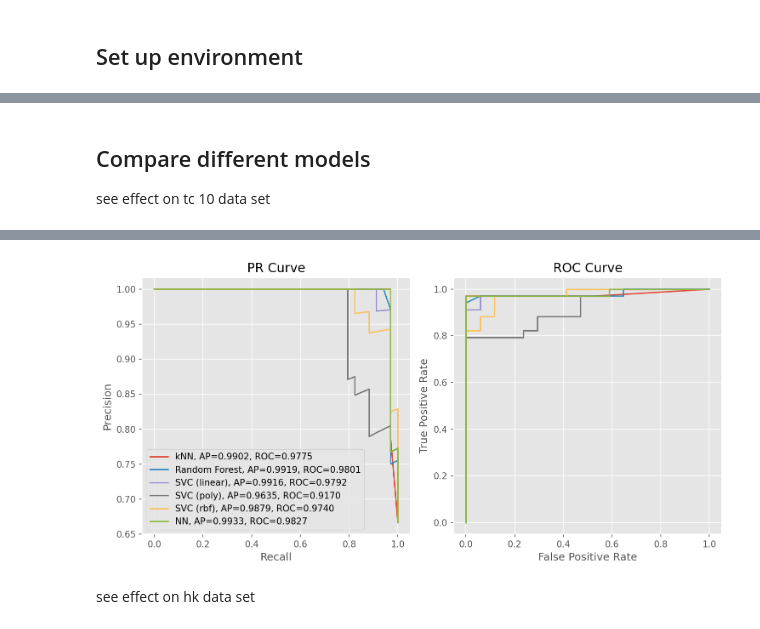
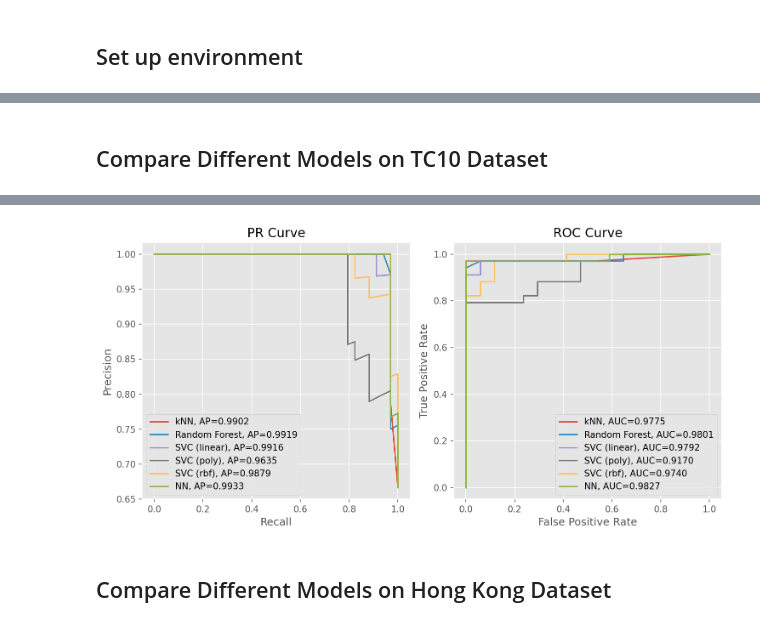
Before and after one commit to philippchan/DGA, a Jupyter notebook: main.ipynb, the cells around one changed output, grey strips where cells are left out. Cells and saved outputs as stored; diff of their text form; code cells hidden in the pictures.

```diff
--- a/main.ipynb
+++ b/main.ipynb
@@ -162,0 +28,22 @@ pipeline = Pipeline([
+# %%
+# Initialize utilities
+data_loader = DGADataLoader()
+model_evaluator = DGAModelEvaluator()
+plotter = DGAPlotter()
+
+# Load all datasets
+datasets = data_loader.load_all_datasets()
+
+# Extract individual datasets
+tc10_data = datasets['tc10']['data']
+tc10_labels = datasets['tc10']['labels']
+mirowski_data = datasets['mirowski']['data']
+mirowski_labels = datasets['mirowski']['labels']
+hk_data = datasets['hk']['data']
+hk_labels = datasets['hk']['labels']
+smote_data = datasets['smote']['data']
+smote_labels = datasets['smote']['labels']
+
+print("Datasets loaded:")
+for name, dataset in datasets.items():
+    print(f"- {dataset['name']}: {dataset['data'].shape[0]} samples, {dataset['data'].shape[1]} features")
@@ -292,16 +200,14 @@ Plot_PR_ROC(checkpoints)
-# %% [markdown]
-## Compare different models
-
-see effect on tc 10 data set
+# %% [markdown]
+## Compare Different Models on TC10 Dataset
 # %%
-# Define checkpoints for different models
+# Define checkpoints for different models on TC10
 checkpoints = [
     {
         'data': tc10_data,
         'labels': tc10_labels,
         'architecture': 'kNN',
         'dataset': 'TC 10',
-        'prepocessing': 'Y–J transformation',
+        'preprocessing': 'Y–J transformation',
         'pipeline': Pipeline([
             ('yj_transform', PowerTransformer()),
             ('knn', KNeighborsClassifier())
@@ -313,7 +219,7 @@ checkpoints = [
         'labels': tc10_labels,
         'architecture': 'Random Forest',
         'dataset': 'TC 10',
-        'prepocessing': 'Y–J transformation',
+        'preprocessing': 'Y–J transformation',
         'pipeline': Pipeline([
             ('yj_transform', PowerTransformer()),
             ('rf', RandomForestClassifier(random_state=41))
@@ -325,7 +231,7 @@ checkpoints = [
         'labels': tc10_labels,
         'architecture': 'SVC (linear)',
         'dataset': 'TC 10',
-        'prepocessing': 'Y–J transformation',
+        'preprocessing': 'Y–J transformation',
         'pipeline': Pipeline([
             ('yj_transform', PowerTransformer()),
             ('svc', SVC(kernel='linear', probability=True, random_state=41))
@@ -337,7 +243,7 @@ checkpoints = [
         'labels': tc10_labels,
         'architecture': 'SVC (poly)',
         'dataset': 'TC 10',
-        'prepocessing': 'Y–J transformation',
+        'preprocessing': 'Y–J transformation',
         'pipeline': Pipeline([
             ('yj_transform', PowerTransformer()),
             ('svc', SVC(kernel='poly', probability=True, random_state=41))
@@ -349,40 +255,42 @@ checkpoints = [
         'labels': tc10_labels,
         'architecture': 'SVC (rbf)',
         'dataset': 'TC 10',
-        'prepocessing': 'Y–J transformation',
+        'preprocessing': 'Y–J transformation',
         'pipeline': Pipeline([
             ('yj_transform', PowerTransformer()),
             ('svc', SVC(kernel='rbf', probability=True, random_state=41))
         ]),
         'legend': 'SVC (rbf)'
     },
     {
         'data': tc10_data,
         'labels': tc10_labels,
         'architecture': 'NN',
         'dataset': 'TC 10',
-        'prepocessing': 'Y–J transformation',
+        'preprocessing': 'Y–J transformation',
         'pipeline': Pipeline([
             ('yj_transform', PowerTransformer()),
             ('nn', MLPClassifier(hidden_layer_sizes=(10,), activation='relu', solver='sgd', max_iter=10000, random_state=41))
         ]),
         'legend': 'NN'
     }
 ]
 
+# Evaluate and display results
+results_list = model_evaluator.evaluate_models(checkpoints)
+display(pd.DataFrame(results_list))
 
-results_list = DGA_modelling(checkpoints)
-display(pd.DataFrame(results_list))
-Plot_PR_ROC(checkpoints)
+# Plot curves
+plotter.plot_pr_roc_curves(checkpoints)
 # %% [output]
 |  | Architecture | Dataset | Preprocessing | Accuracy | ROC AUC | Precision | Recall | PR AUC | F1 Score |
 | 0 | kNN | TC 10 | Y–J transformation | 0.8670 | 0.9031 | 0.9391 | 0.8616 | 0.9501 | 0.8968 |
 | 1 | Random Forest | TC 10 | Y–J transformation | 0.9032 | 0.9462 | 0.9388 | 0.9221 | 0.9745 | 0.9296 |
 | 2 | SVC (linear) | TC 10 | Y–J transformation | 0.7426 | 0.8039 | 0.8616 | 0.7525 | 0.9170 | 0.7972 |
 | 3 | SVC (poly) | TC 10 | Y–J transformation | 0.7902 | 0.8892 | 0.7828 | 0.9739 | 0.9506 | 0.8669 |
 | 4 | SVC (rbf) | TC 10 | Y–J transformation | 0.8854 | 0.9330 | 0.9373 | 0.8967 | 0.9677 | 0.9157 |
 | 5 | NN | TC 10 | Y–J transformation | 0.8913 | 0.9261 | 0.9298 | 0.9134 | 0.9686 | 0.9202 |
-[figure, old version]
+[figure, new version]
-# %% [markdown]
-see effect on hk data set
+# %% [markdown]
+## Compare Different Models on Hong Kong Dataset
 # %%
```
Also changed, not shown: parts of 19 cells of this notebook, 6 other files.
